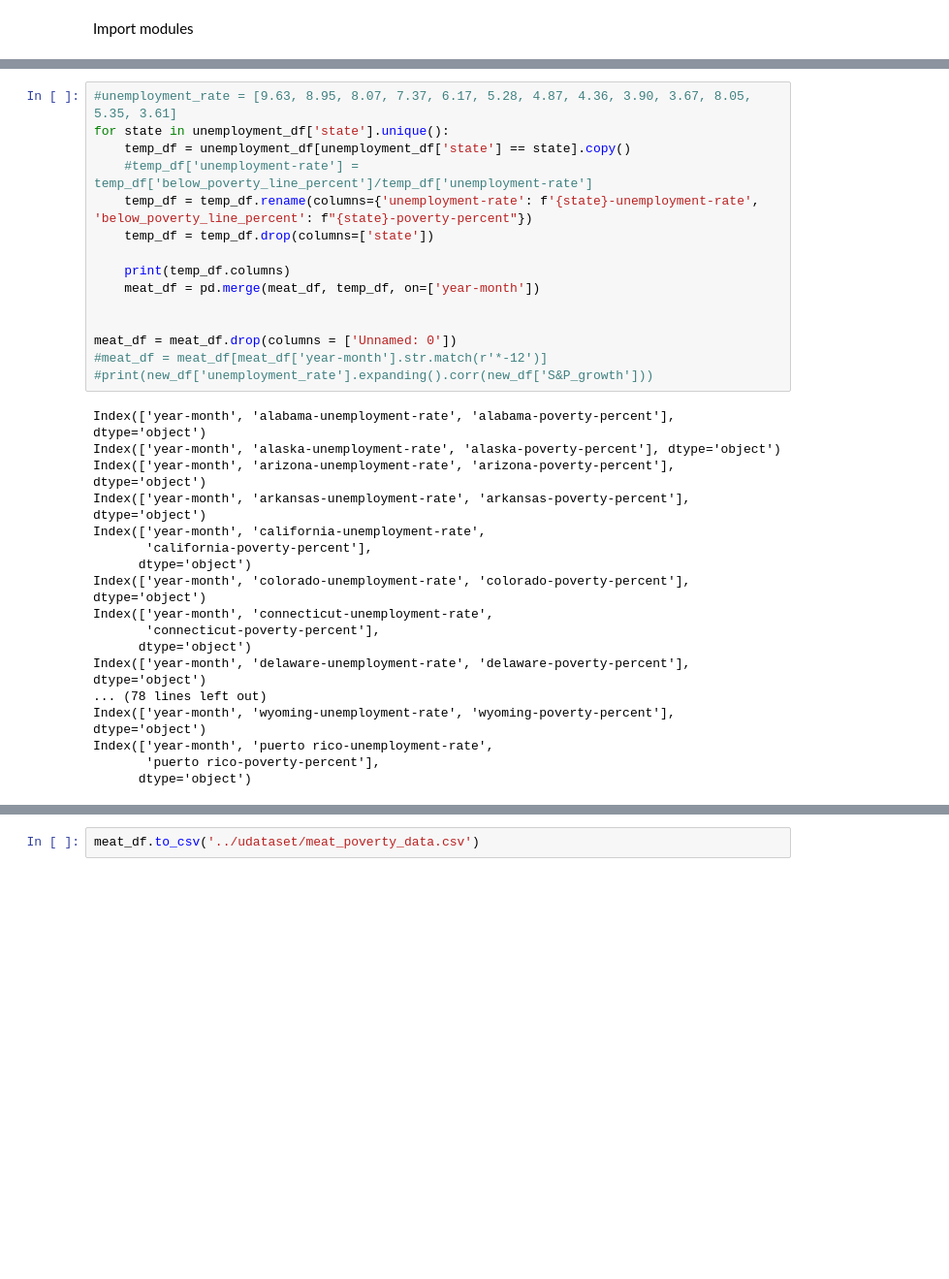
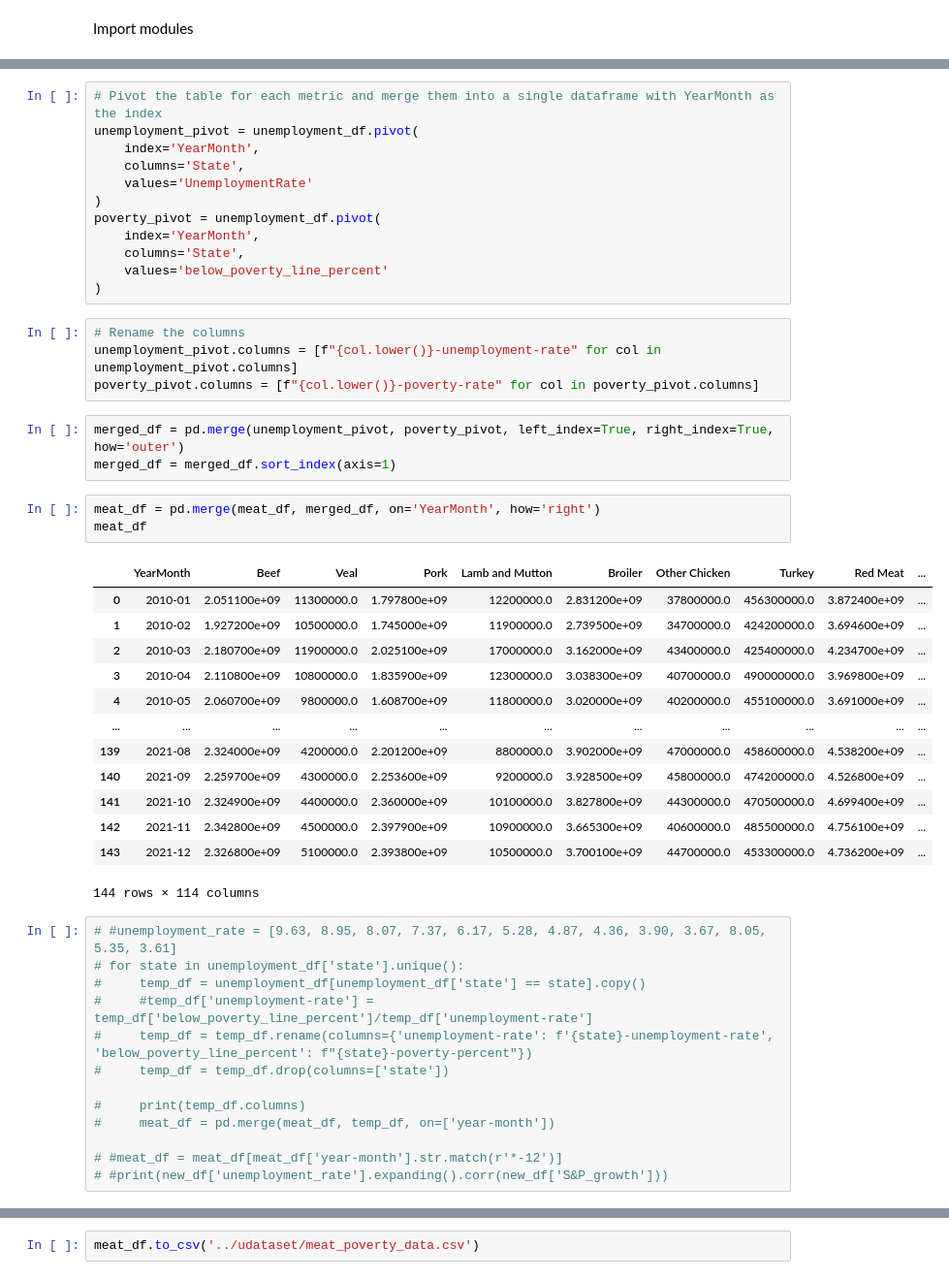
Before and after one commit to SAT-Enjoyers/citadel-datathon, a Jupyter notebook: eda/analyse_meat_poverty.ipynb, the cells around one changed output, grey strips where cells are left out. Shown at 97% size. Drawn from its saved outputs; the diff is of its cells as text; blank space fills up the shorter version.

```diff
--- a/eda/analyse_meat_poverty.ipynb
+++ b/eda/analyse_meat_poverty.ipynb
@@ -80,36 +92,52 @@ unemployment_df
 | 7486 | puerto rico | 2021-11 | 7.3 | 42.236039 |
 | 7487 | puerto rico | 2021-12 | 6.7 | 42.201100 |
 7488 rows × 4 columns
+# %%
+# Pivot the table for each metric and merge them into a single dataframe with YearMonth as the index
+unemployment_pivot = unemployment_df.pivot(
+    index='YearMonth',
+    columns='State',
+    values='UnemploymentRate'
+)
+poverty_pivot = unemployment_df.pivot(
+    index='YearMonth',
+    columns='State',
+    values='below_poverty_line_percent'
+)
+# %%
+# Rename the columns
+unemployment_pivot.columns = [f"{col.lower()}-unemployment-rate" for col in unemployment_pivot.columns]
+poverty_pivot.columns = [f"{col.lower()}-poverty-rate" for col in poverty_pivot.columns]
+# %%
+merged_df = pd.merge(unemployment_pivot, poverty_pivot, left_index=True, right_index=True, how='outer')
+merged_df = merged_df.sort_index(axis=1)
+# %%
+meat_df = pd.merge(meat_df, merged_df, on='YearMonth', how='right')
+meat_df
+# %% [output]
+|  | YearMonth | Beef | Veal | Pork | Lamb and Mutton | Broiler | Other Chicken | Turkey | Red Meat | ... |
+| 0 | 2010-01 | 2.051100e+09 | 11300000.0 | 1.797800e+09 | 12200000.0 | 2.831200e+09 | 37800000.0 | 456300000.0 | 3.872400e+09 | ... |
+| 1 | 2010-02 | 1.927200e+09 | 10500000.0 | 1.745000e+09 | 11900000.0 | 2.739500e+09 | 34700000.0 | 424200000.0 | 3.694600e+09 | ... |
+| 2 | 2010-03 | 2.180700e+09 | 11900000.0 | 2.025100e+09 | 17000000.0 | 3.162000e+09 | 43400000.0 | 425400000.0 | 4.234700e+09 | ... |
+| 3 | 2010-04 | 2.110800e+09 | 10800000.0 | 1.835900e+09 | 12300000.0 | 3.038300e+09 | 40700000.0 | 490000000.0 | 3.969800e+09 | ... |
+| 4 | 2010-05 | 2.060700e+09 | 9800000.0 | 1.608700e+09 | 11800000.0 | 3.020000e+09 | 40200000.0 | 455100000.0 | 3.691000e+09 | ... |
+| ... | ... | ... | ... | ... | ... | ... | ... | ... | ... | ... |
+| 139 | 2021-08 | 2.324000e+09 | 4200000.0 | 2.201200e+09 | 8800000.0 | 3.902000e+09 | 47000000.0 | 458600000.0 | 4.538200e+09 | ... |
+| 140 | 2021-09 | 2.259700e+09 | 4300000.0 | 2.253600e+09 | 9200000.0 | 3.928500e+09 | 45800000.0 | 474200000.0 | 4.526800e+09 | ... |
+| 141 | 2021-10 | 2.324900e+09 | 4400000.0 | 2.360000e+09 | 10100000.0 | 3.827800e+09 | 44300000.0 | 470500000.0 | 4.699400e+09 | ... |
+| 142 | 2021-11 | 2.342800e+09 | 4500000.0 | 2.397900e+09 | 10900000.0 | 3.665300e+09 | 40600000.0 | 485500000.0 | 4.756100e+09 | ... |
+| 143 | 2021-12 | 2.326800e+09 | 5100000.0 | 2.393800e+09 | 10500000.0 | 3.700100e+09 | 44700000.0 | 453300000.0 | 4.736200e+09 | ... |
+144 rows × 114 columns
 # %%
-#unemployment_rate = [9.63, 8.95, 8.07, 7.37, 6.17, 5.28, 4.87, 4.36, 3.90, 3.67, 8.05, 5.35, 3.61]
-for state in unemployment_df['state'].unique():
-    temp_df = unemployment_df[unemployment_df['state'] == state].copy()
-    #temp_df['unemployment-rate'] = temp_df['below_poverty_line_percent']/temp_df['unemployment-rate']
-    temp_df = temp_df.rename(columns={'unemployment-rate': f'{state}-unemployment-rate', 'below_poverty_line_percent': f"{state}-poverty-percent"})
-    temp_df = temp_df.drop(columns=['state'])
+# #unemployment_rate = [9.63, 8.95, 8.07, 7.37, 6.17, 5.28, 4.87, 4.36, 3.90, 3.67, 8.05, 5.35, 3.61]
+# for state in unemployment_df['state'].unique():
+#     temp_df = unemployment_df[unemployment_df['state'] == state].copy()
+#     #temp_df['unemployment-rate'] = temp_df['below_poverty_line_percent']/temp_df['unemployment-rate']
+#     temp_df = temp_df.rename(columns={'unemployment-rate': f'{state}-unemployment-rate', 'below_poverty_line_percent': f"{state}-poverty-percent"})
+#     temp_df = temp_df.drop(columns=['state'])
 
-    print(temp_df.columns)
-    meat_df = pd.merge(meat_df, temp_df, on=['year-month'])
+#     print(temp_df.columns)
+#     meat_df = pd.merge(meat_df, temp_df, on=['year-month'])
 
-
-meat_df = meat_df.drop(columns = ['Unnamed: 0'])
-#meat_df = meat_df[meat_df['year-month'].str.match(r'*-12')]
-#print(new_df['unemployment_rate'].expanding().corr(new_df['S&P_growth']))
+# #meat_df = meat_df[meat_df['year-month'].str.match(r'*-12')]
+# #print(new_df['unemployment_rate'].expanding().corr(new_df['S&P_growth']))
-# %% [output]
-Index(['year-month', 'alabama-unemployment-rate', 'alabama-poverty-percent'], dtype='object')
-Index(['year-month', 'alaska-unemployment-rate', 'alaska-poverty-percent'], dtype='object')
-Index(['year-month', 'arizona-unemployment-rate', 'arizona-poverty-percent'], dtype='object')
-Index(['year-month', 'arkansas-unemployment-rate', 'arkansas-poverty-percent'], dtype='object')
-Index(['year-month', 'california-unemployment-rate',
-       'california-poverty-percent'],
-      dtype='object')
-Index(['year-month', 'colorado-unemployment-rate', 'colorado-poverty-percent'], dtype='object')
-Index(['year-month', 'connecticut-unemployment-rate',
-       'connecticut-poverty-percent'],
-      dtype='object')
-Index(['year-month', 'delaware-unemployment-rate', 'delaware-poverty-percent'], dtype='object')
-... (78 lines left out)
-Index(['year-month', 'wyoming-unemployment-rate', 'wyoming-poverty-percent'], dtype='object')
-Index(['year-month', 'puerto rico-unemployment-rate',
-       'puerto rico-poverty-percent'],
-      dtype='object')
```
Also changed, not shown: parts of 15 cells of this notebook.
